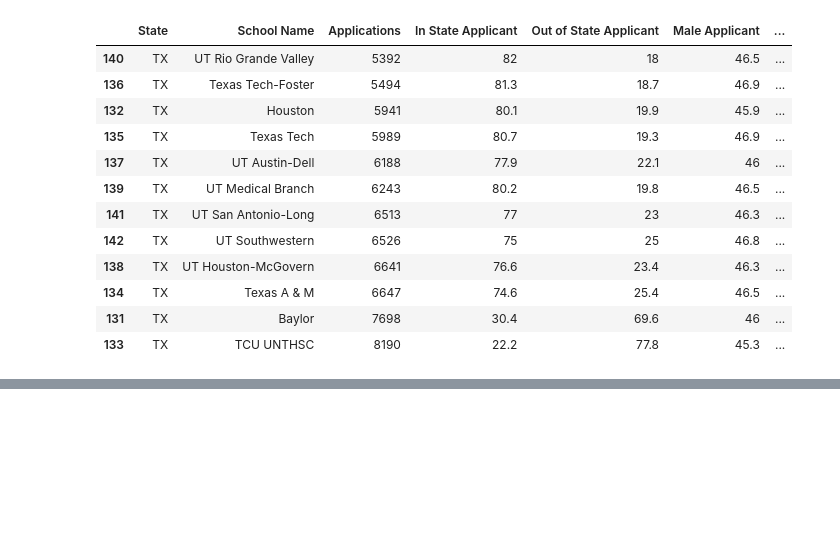
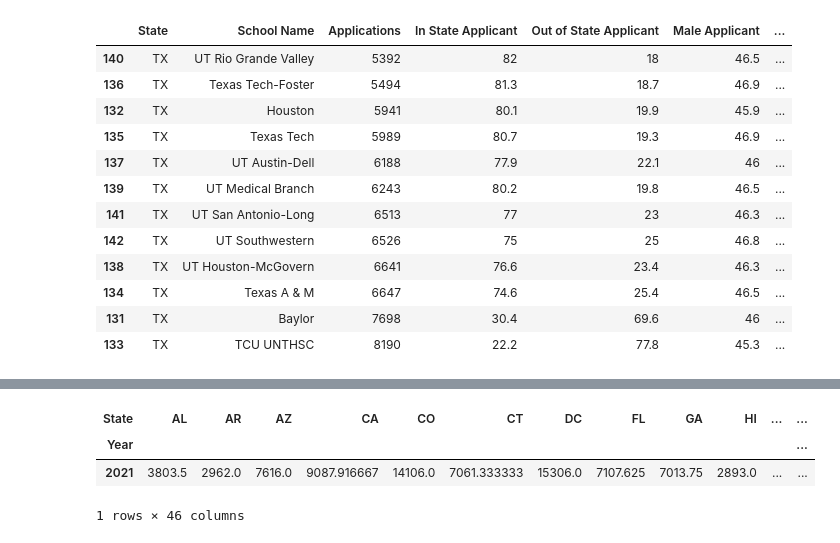
Before and after one commit to phamousq/data-analytics-projects, a Jupyter notebook: medicalschool/match data/aamc/aamc.ipynb, the cells around one changed output, grey strips where cells are left out. Saved outputs shown, nothing was run; the diff lists cells and outputs as text; code cells hidden in the pictures; blank space fills up the shorter version.

```diff
--- a/medicalschool/match data/aamc/aamc.ipynb
+++ b/medicalschool/match data/aamc/aamc.ipynb
@@ -84,0 +133,7 @@ df[df['State'] == 'CA'].sort_values(by=['Applications'])
+# %%
+pd.pivot_table(df, values="Applications", index="Year", columns="State")
+# %% [output]
+| State | AL | AR | AZ | CA | CO | CT | DC | FL | GA | HI | ... | ... |
+| Year |  |  |  |  |  |  |  |  |  |  |  | ... |
+| 2021 | 3803.5 | 2962.0 | 7616.0 | 9087.916667 | 14106.0 | 7061.333333 | 15306.0 | 7107.625 | 7013.75 | 2893.0 | ... | ... |
+1 rows × 46 columns
```
Also changed, not shown: parts of 10 cells of this notebook, 2 other files.
